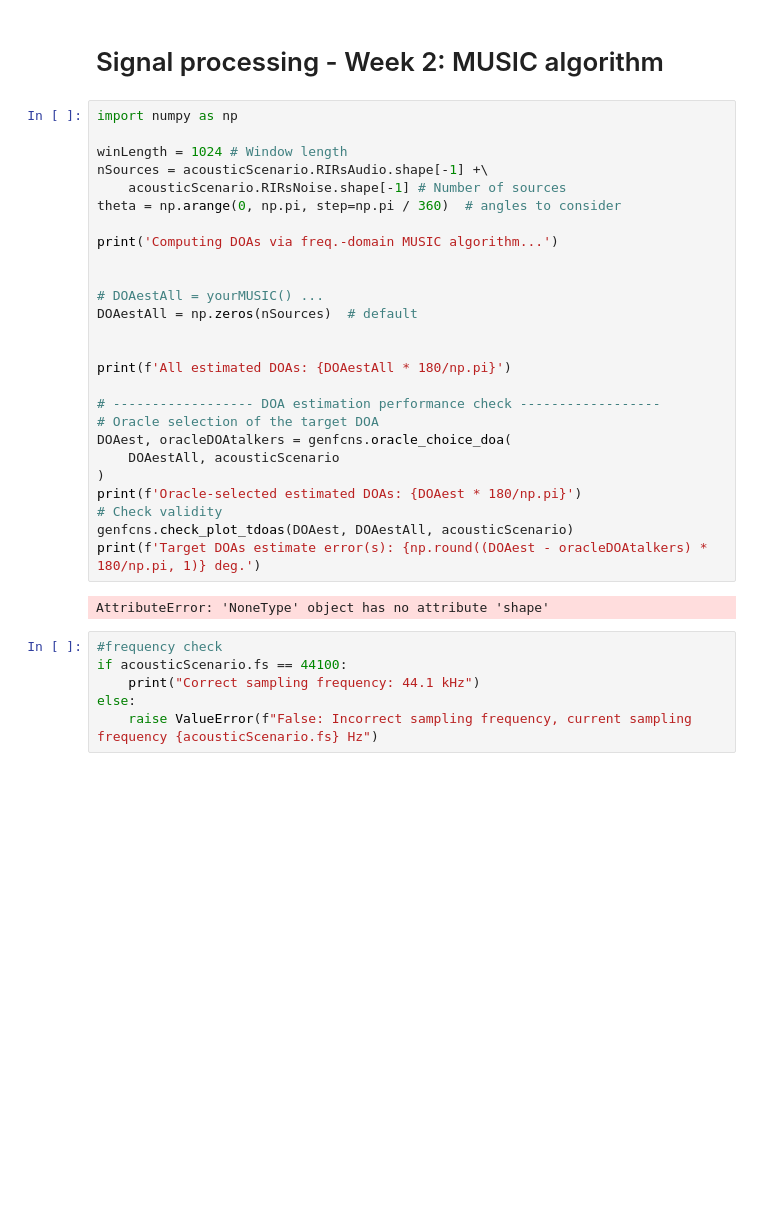
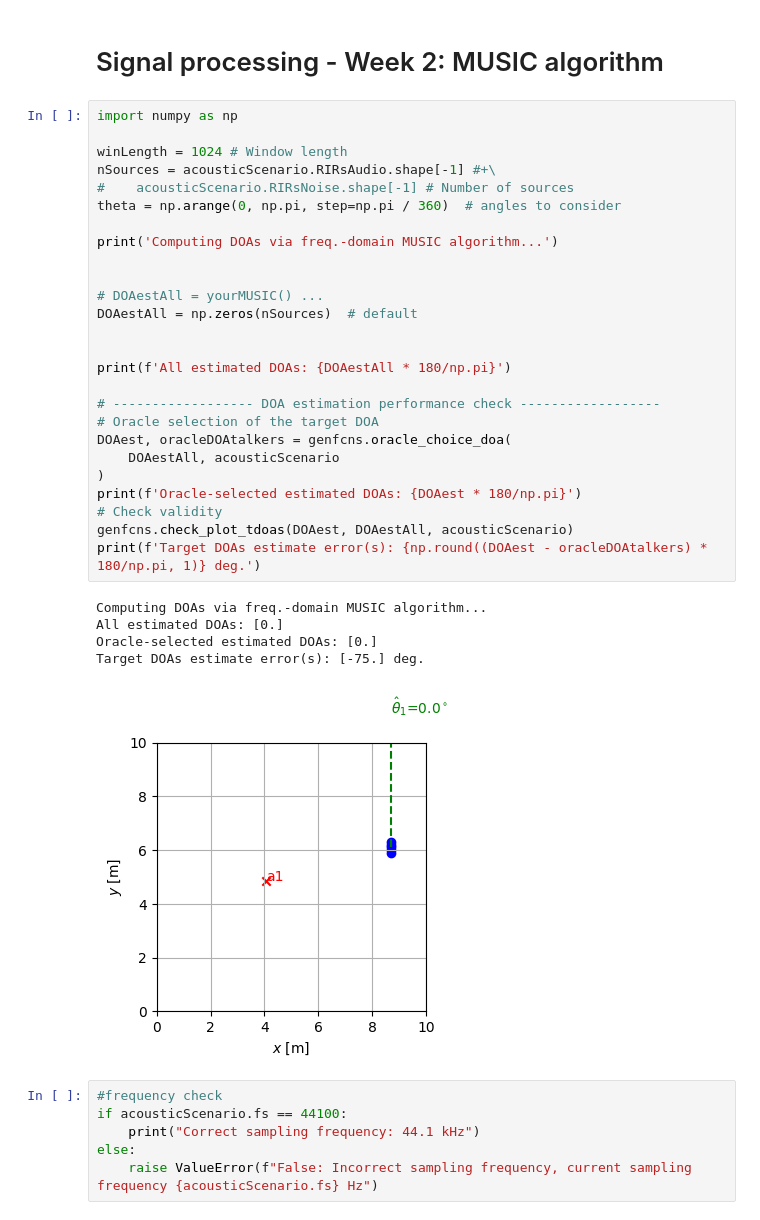
Before and after one commit to HeartUnderBladepyz/P-D-ISSP, a Jupyter notebook: notebook_skeleton.ipynb, the cells around one changed output. Saved outputs shown, nothing was run; the diff lists cells and outputs as text; blank space fills up the shorter version.

```diff
--- a/notebook_skeleton.ipynb
+++ b/notebook_skeleton.ipynb
@@ -482,31 +564,35 @@ DOA estimate for HMIR_L1.wav & HMIR_R1.wav: 0.00°
 # %%
 import numpy as np
 
 winLength = 1024 # Window length
-nSources = acousticScenario.RIRsAudio.shape[-1] +\
-    acousticScenario.RIRsNoise.shape[-1] # Number of sources
+nSources = acousticScenario.RIRsAudio.shape[-1] #+\
+#    acousticScenario.RIRsNoise.shape[-1] # Number of sources
 theta = np.arange(0, np.pi, step=np.pi / 360)  # angles to consider
 
 print('Computing DOAs via freq.-domain MUSIC algorithm...')
 
 
 # DOAestAll = yourMUSIC() ...
 DOAestAll = np.zeros(nSources)  # default
 
 
 print(f'All estimated DOAs: {DOAestAll * 180/np.pi}')
 
 # ------------------ DOA estimation performance check ------------------
 # Oracle selection of the target DOA
 DOAest, oracleDOAtalkers = genfcns.oracle_choice_doa(
     DOAestAll, acousticScenario
 )
 print(f'Oracle-selected estimated DOAs: {DOAest * 180/np.pi}')
 # Check validity
 genfcns.check_plot_tdoas(DOAest, DOAestAll, acousticScenario)
 print(f'Target DOAs estimate error(s): {np.round((DOAest - oracleDOAtalkers) * 180/np.pi, 1)} deg.')
 # %% [output]
-AttributeError: 'NoneType' object has no attribute 'shape'
+Computing DOAs via freq.-domain MUSIC algorithm...
+All estimated DOAs: [0.]
+Oracle-selected estimated DOAs: [0.]
+Target DOAs estimate error(s): [-75.] deg.
+[figure, added]
 # %%
 #frequency check
 if acousticScenario.fs == 44100:
```
Also changed, not shown: parts of 18 cells of this notebook.
